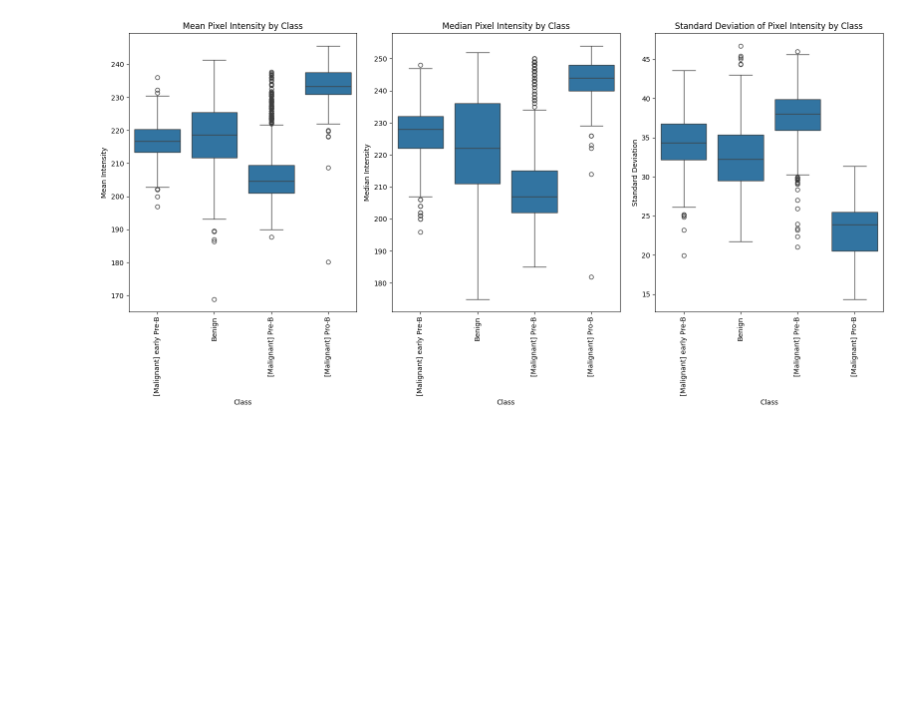
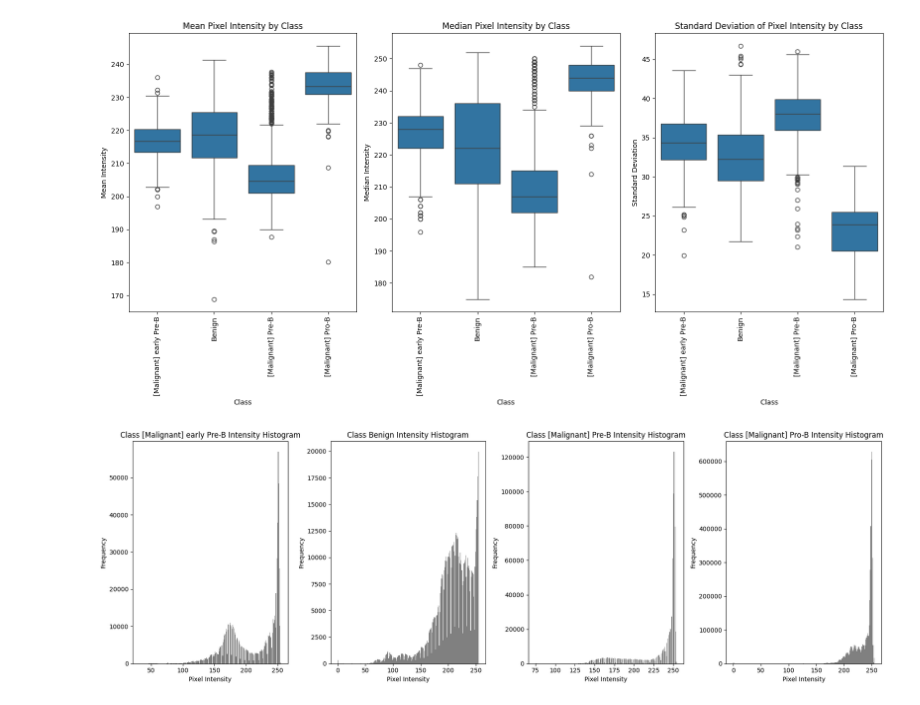
Before and after one commit to UritiSrikanth/Blood-Cells-Cancer-detection-using-CNN, a Jupyter notebook: EDA_of_the_project.ipynb, the cells around one changed output. Cells and saved outputs as stored; diff of their text form; code cells hidden in the pictures; blank space fills up the shorter version.

```diff
--- a/EDA_of_the_project.ipynb
+++ b/EDA_of_the_project.ipynb
@@ -227,3 +227,21 @@ plt.tight_layout()
 plt.show()
 # %% [output]
 [figure]
+# %%
+# Sample images for intensity histogram analysis
+sample_images = [os.path.join(dataset_path, class_folder, os.listdir(os.path.join(dataset_path, class_folder))[0])
+                 for class_folder in os.listdir(dataset_path) if os.path.isdir(os.path.join(dataset_path, class_folder))]
+
+plt.figure(figsize=(18, 6))
+for i, image_path in enumerate(sample_images):
+    with Image.open(image_path) as img:
+        img_gray = np.array(img.convert("L"))
+        plt.subplot(1, len(sample_images), i + 1)
+        plt.hist(img_gray.ravel(), bins=256, color='gray')
+        plt.title(f"Class {os.path.basename(os.path.dirname(image_path))} Intensity Histogram")
+        plt.xlabel("Pixel Intensity")
+        plt.ylabel("Frequency")
+plt.tight_layout()
+plt.show()
+# %% [output]
+[figure, added]
```
